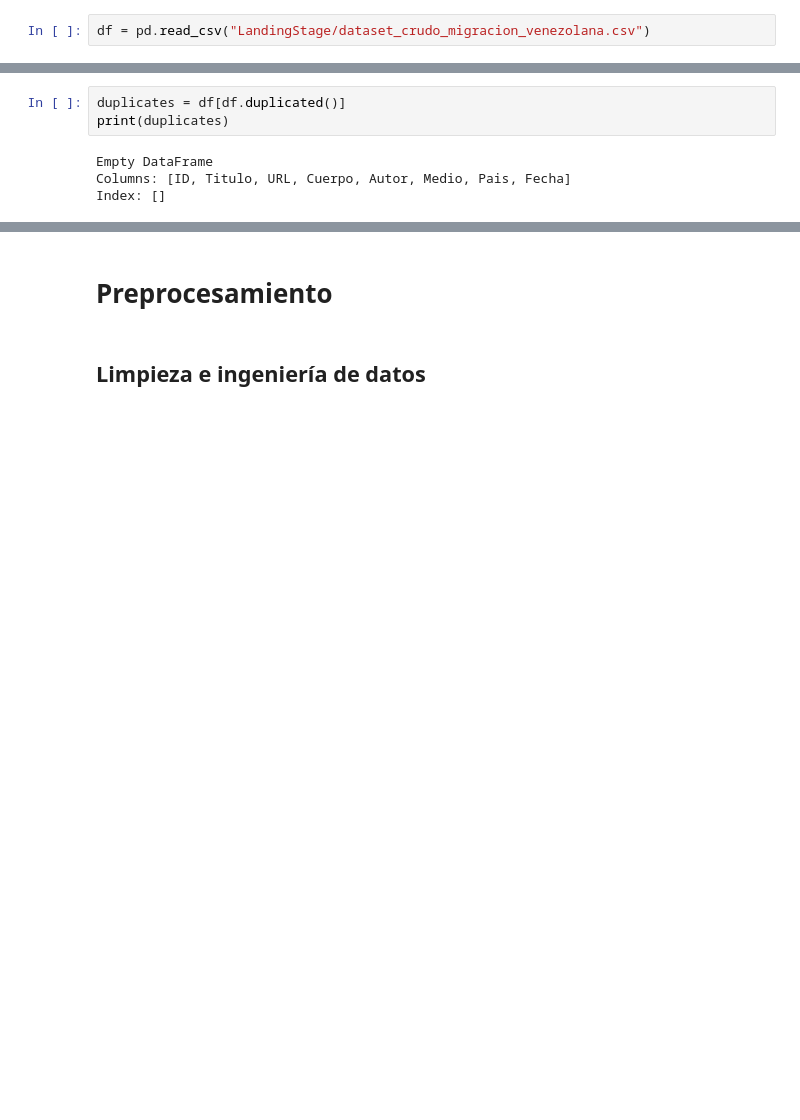
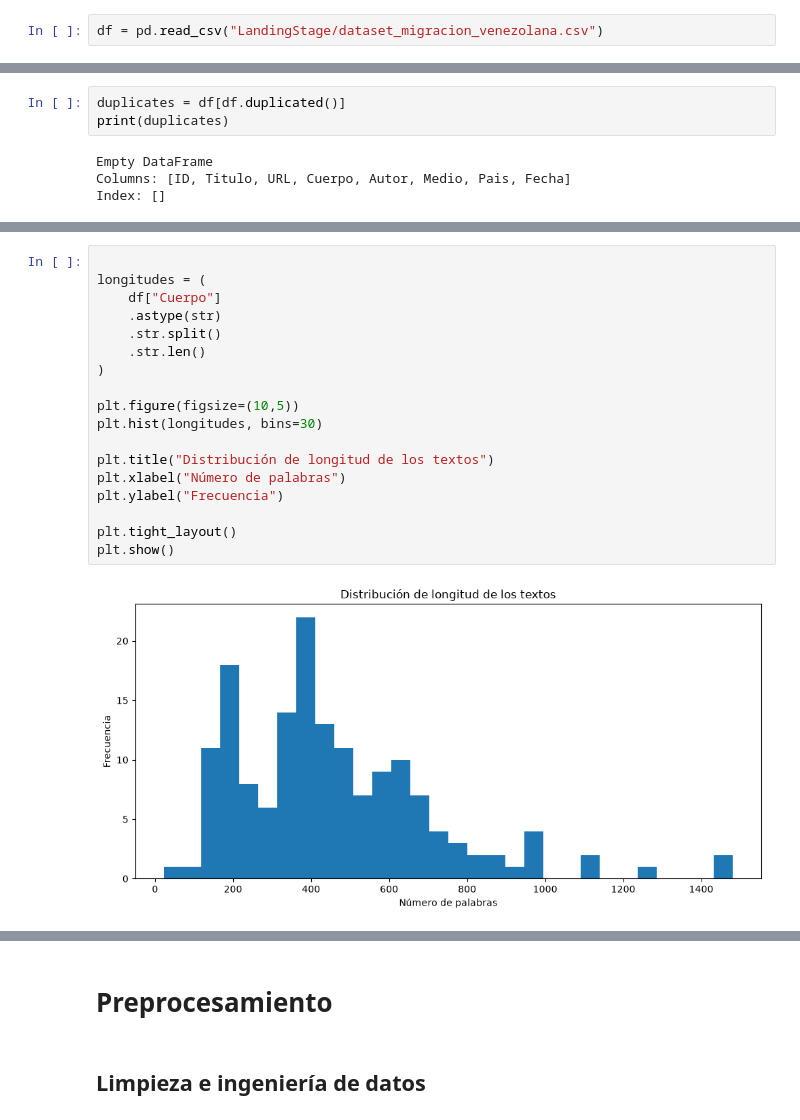
Before and after one commit to Diegopp25/corpus_y_entrenamiento_nlp_migra_venezolana, a Jupyter notebook: Transformation/main_notebook.ipynb, the cells around one changed output, grey strips where cells are left out. Drawn from its saved outputs; the diff is of its cells as text; blank space fills up the shorter version.

```diff
--- a/Transformation/main_notebook.ipynb
+++ b/Transformation/main_notebook.ipynb
@@ -15,7 +20,7 @@ from sklearn.metrics import accuracy_score, precision_recall_fscore_support
 # %% [markdown]
 # Dataset
 # %%
-df = pd.read_csv("LandingStage/dataset_crudo_migracion_venezolana.csv")
+df = pd.read_csv("LandingStage/dataset_migracion_venezolana.csv")
 # %% [markdown]
 # EDA
 # %% [markdown]
@@ -67,0 +166,20 @@ Index: []
+# %%
+
+longitudes = (
+    df["Cuerpo"]
+    .astype(str)
+    .str.split()
+    .str.len()
+)
+
+plt.figure(figsize=(10,5))
+plt.hist(longitudes, bins=30)
+
+plt.title("Distribución de longitud de los textos")
+plt.xlabel("Número de palabras")
+plt.ylabel("Frecuencia")
+
+plt.tight_layout()
+plt.show()
+# %% [output]
+[figure, added]
```
Also changed, not shown: parts of 15 cells of this notebook.
